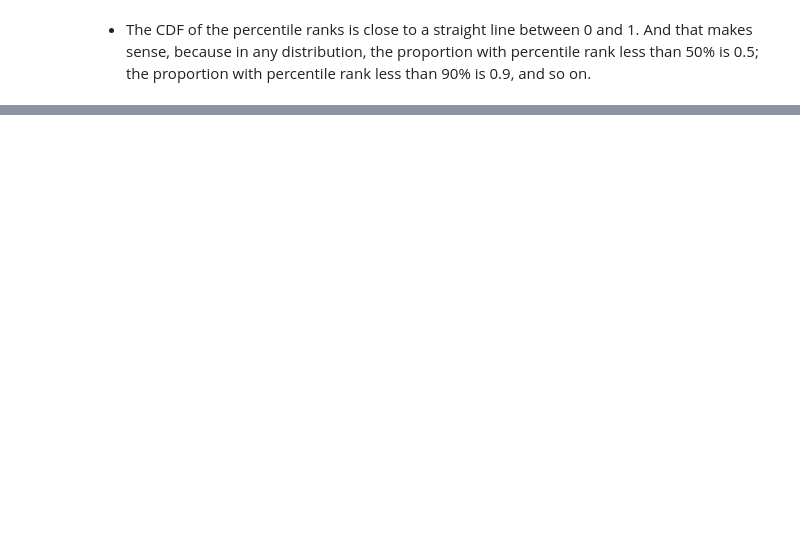
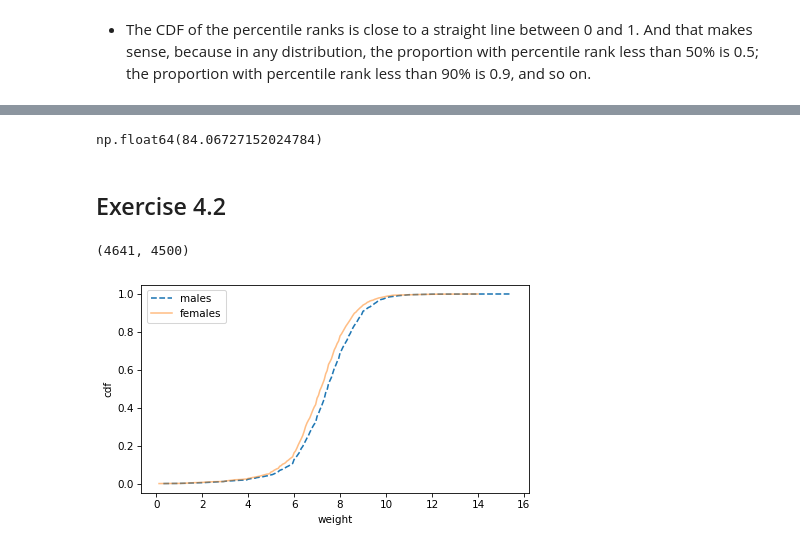
Before and after one commit to abhicodes07/thinkstats, a Jupyter notebook: Notebooks/04_cumulative_distribution_function.ipynb, the cells around one changed output, grey strips where cells are left out. Cells and saved outputs as stored; diff of their text form; code cells hidden in the pictures; blank space fills up the shorter version.

Commit message:
Exercise 4

```diff
--- a/Notebooks/04_cumulative_distribution_function.ipynb
+++ b/Notebooks/04_cumulative_distribution_function.ipynb
@@ -476,0 +482,5 @@ decorate(xlabel="Percentile rank", ylabel="CDF")
+# %%
+from nsfg import get_nsfg_groups
+
+live, firsts, others = get_nsfg_groups()
+weight = 8.5
@@ -476,0 +497,26 @@ decorate(xlabel="Percentile rank", ylabel="CDF")
+# %%
+others_cdf = Cdf.from_seq(live["totalwgt_lb"])
+others_cdf(weight) * 100
+# %% [output]
+np.float64(84.06727152024784)
+# %% [markdown]
+## Exercise 4.2
+# %%
+male = live.query("babysex == 1")
+female = live.query("babysex == 2")
+len(male), len(female)
+# %% [output]
+(4641, 4500)
+# %%
+male_weight = male["totalwgt_lb"]
+female_weight = female["totalwgt_lb"]
+# %%
+male_weight_cdf = Cdf.from_seq(male_weight)
+female_weight_cdf = Cdf.from_seq(female_weight)
+# %%
+male_weight_cdf.plot(label="males", ls="--")
+female_weight_cdf.plot(label="females", alpha=0.5)
+
+decorate(xlabel="weight", ylabel="cdf")
+# %% [output]
+[figure, added]
```
Also changed, not shown: parts of 6 cells of this notebook.
